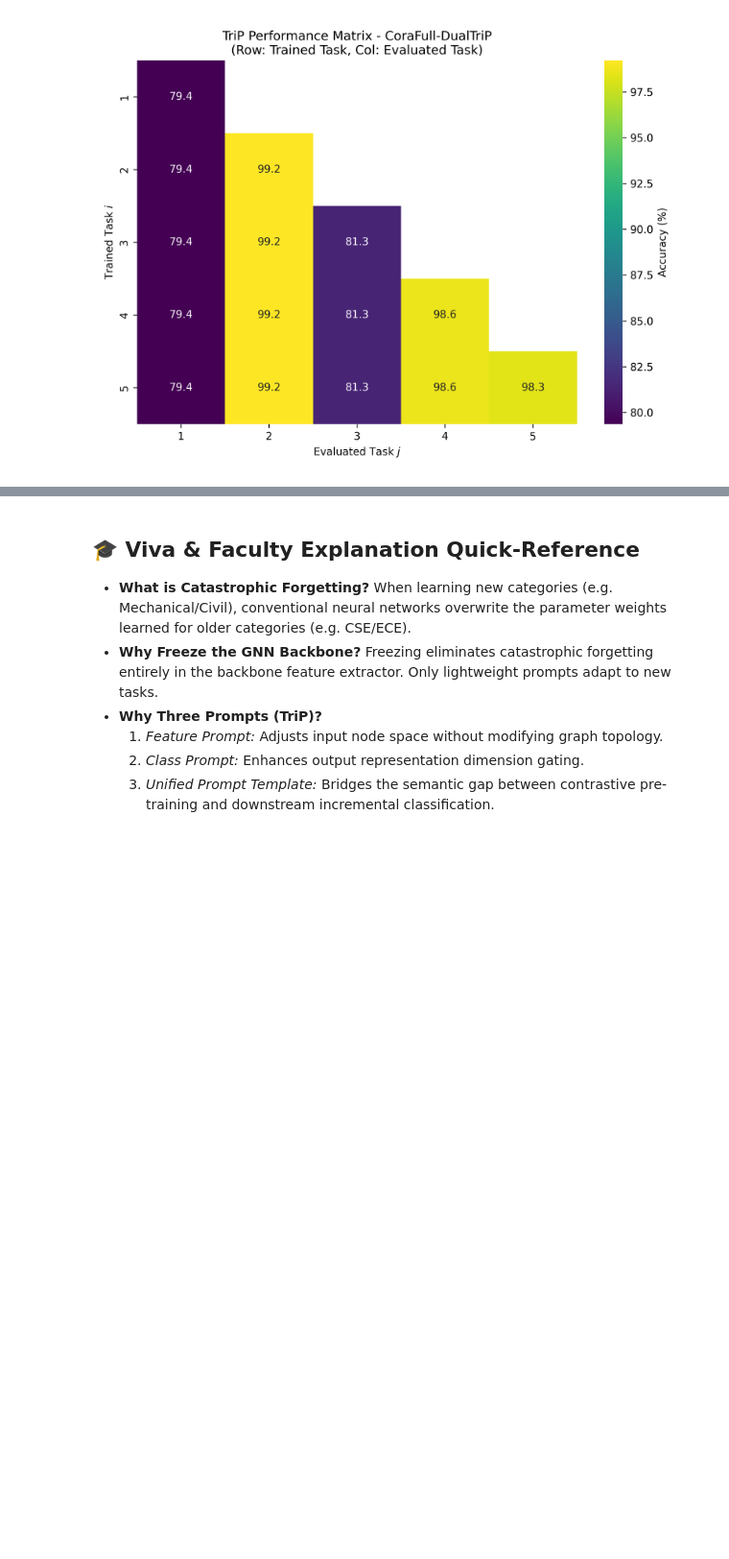
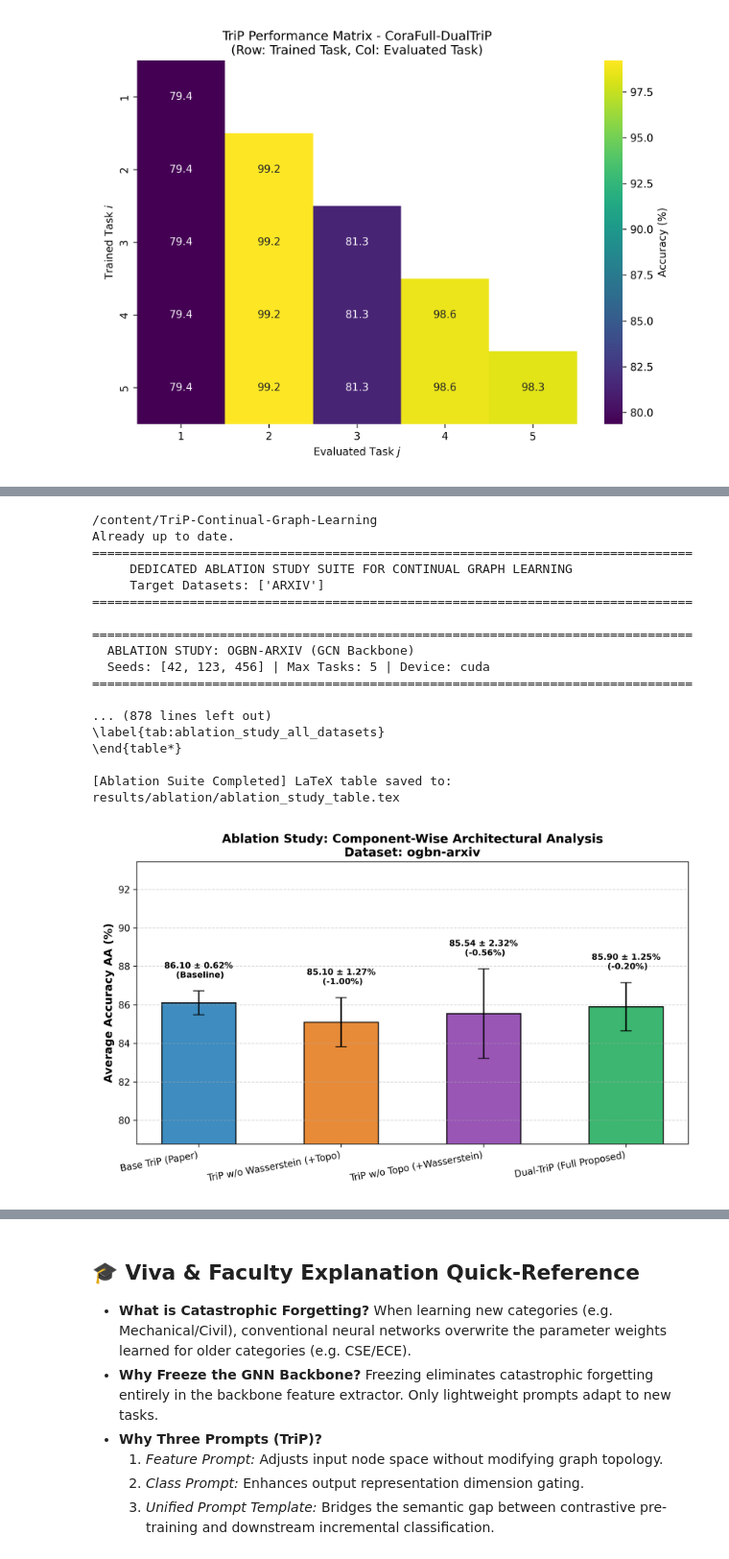
Before and after one commit to Abhireddy28/TriP-Continual-Graph-Learning, a Jupyter notebook: notebooks/TriP_Colab_Runner.ipynb, the cells around one changed output, grey strips where cells are left out. Shown at 96% size. Cells and saved outputs as stored; diff of their text form; code cells hidden in the pictures; blank space fills up the shorter version.

```diff
--- a/notebooks/TriP_Colab_Runner.ipynb
+++ b/notebooks/TriP_Colab_Runner.ipynb
@@ -700,0 +907,38 @@ LaTeX table saved to: results/CoraFull_significance_table.tex
+# %%
+# =========================================================================
+# Dedicated Ablation Study on OGBN-Arxiv (1.16M edges)
+# Evaluates: Base TriP vs. +Topo vs. +Wasserstein vs. Dual-TriP
+# =========================================================================
+%cd /content/TriP-Continual-Graph-Learning
+!git pull
+
+# Run the 4-variant ablation study on OGBN-Arxiv
+!python run_ablation_study.py --dataset arxiv --seeds 42 123 456 --max_tasks 5
+
+# Display the generated OGBN-Arxiv Ablation chart
+from IPython.display import Image, display
+display(Image("results/ablation/ogbn-arxiv_ablation_study.png"))
+
+# Download the chart and LaTeX table to your PC
+from google.colab import files
+files.download("results/ablation/ogbn-arxiv_ablation_study.png")
+files.download("results/ablation/ablation_study_table.tex")
+# %% [output]
+/content/TriP-Continual-Graph-Learning
+Already up to date.
+================================================================================
+     DEDICATED ABLATION STUDY SUITE FOR CONTINUAL GRAPH LEARNING
+     Target Datasets: ['ARXIV']
+================================================================================
+
+================================================================================
+  ABLATION STUDY: OGBN-ARXIV (GCN Backbone)
+  Seeds: [42, 123, 456] | Max Tasks: 5 | Device: cuda
+================================================================================
+
+... (878 lines left out)
+\label{tab:ablation_study_all_datasets}
+\end{table*}
+
+[Ablation Suite Completed] LaTeX table saved to: results/ablation/ablation_study_table.tex
+[figure, added]
```
Also changed, not shown: parts of 10 cells of this notebook.
